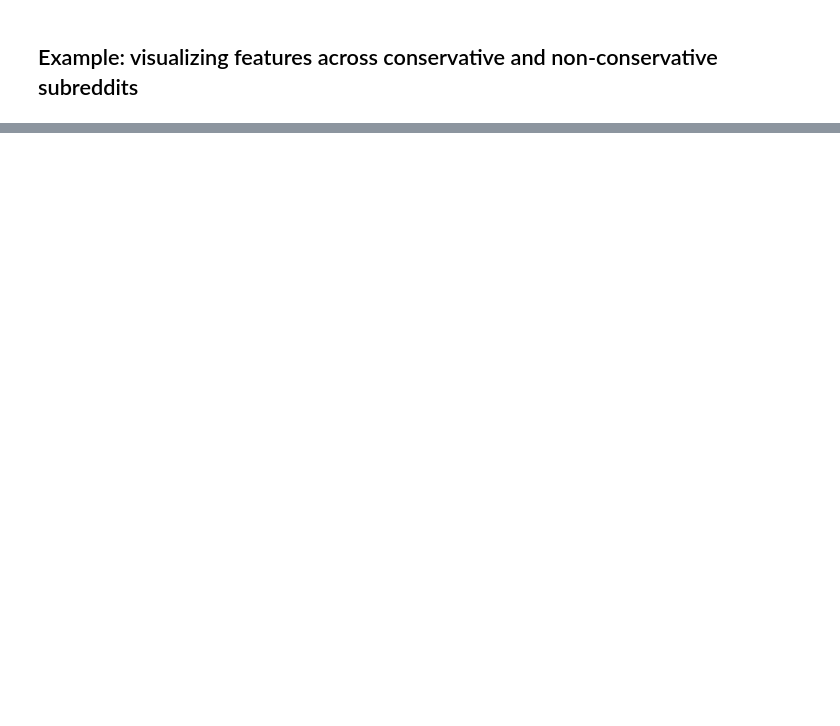
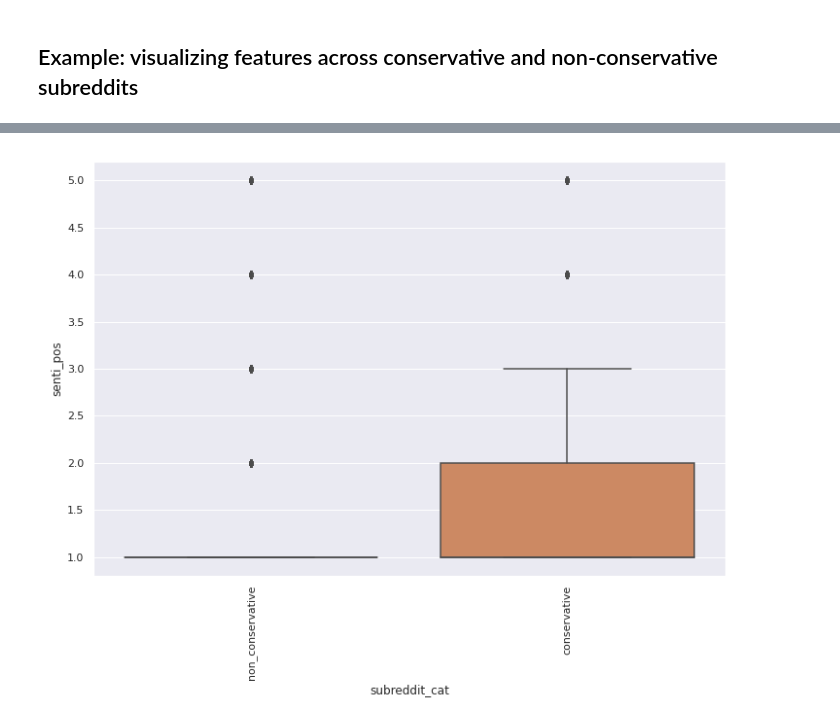
Before and after one commit to yiweiluo/Green-American-Lexicon, a Jupyter notebook: 3_reddit_analysis/demo.ipynb, the cells around one changed output, grey strips where cells are left out. Saved outputs shown, nothing was run; the diff lists cells and outputs as text; code cells hidden in the pictures; blank space fills up the shorter version.

```diff
--- a/3_reddit_analysis/demo.ipynb
+++ b/3_reddit_analysis/demo.ipynb
@@ -402,0 +444,4 @@ plot_sub_cat_dist('emo_anger',to_plot,savename=os.path.join(fig_dir,'emo_anger_R
+# %%
+Image(os.path.join(fig_dir,'senti_pos_R_vs_L.png'))
+# %% [output]
+[figure, added]
```
Also changed, not shown: parts of 20 cells of this notebook.
